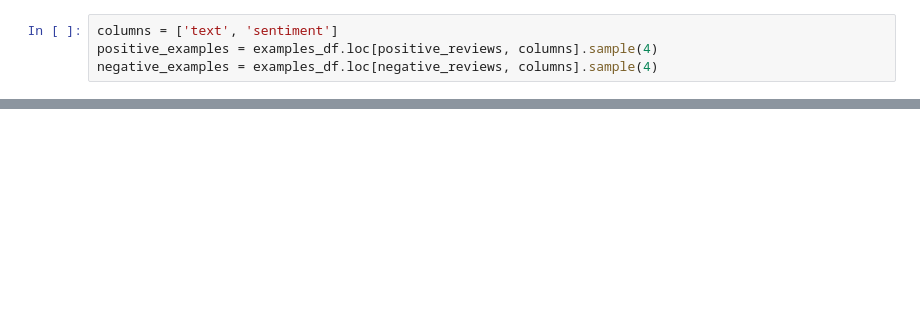
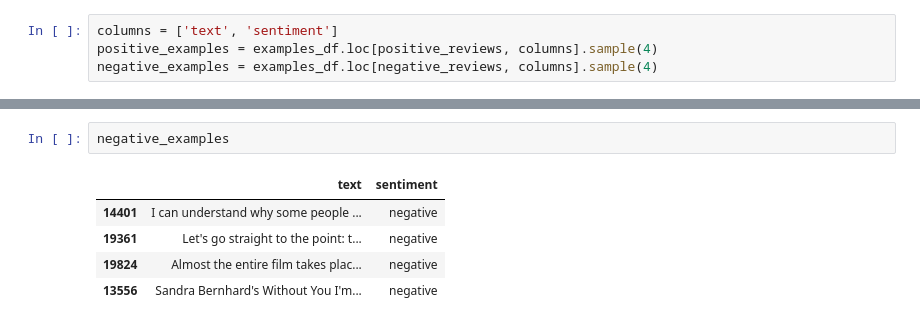
Before and after one commit to Wiss-byte/TP1-wissal-Prompt-Engineerin-For-Multi-Agent-Systems, a Jupyter notebook: sma.ipynb, the cells around one changed output, grey strips where cells are left out. Cells and saved outputs as stored; diff of their text form; blank space fills up the shorter version.

```diff
--- a/sma.ipynb
+++ b/sma.ipynb
@@ -511,0 +523,8 @@ negative_examples = examples_df.loc[negative_reviews, columns].sample(4)
+# %%
+negative_examples
+# %% [output]
+|  | text | sentiment |
+| 14401 | I can understand why some people ... | negative |
+| 19361 | Let's go straight to the point: t... | negative |
+| 19824 | Almost the entire film takes plac... | negative |
+| 13556 | Sandra Bernhard's Without You I'm... | negative |
```
Also changed, not shown: parts of 16 cells of this notebook.
